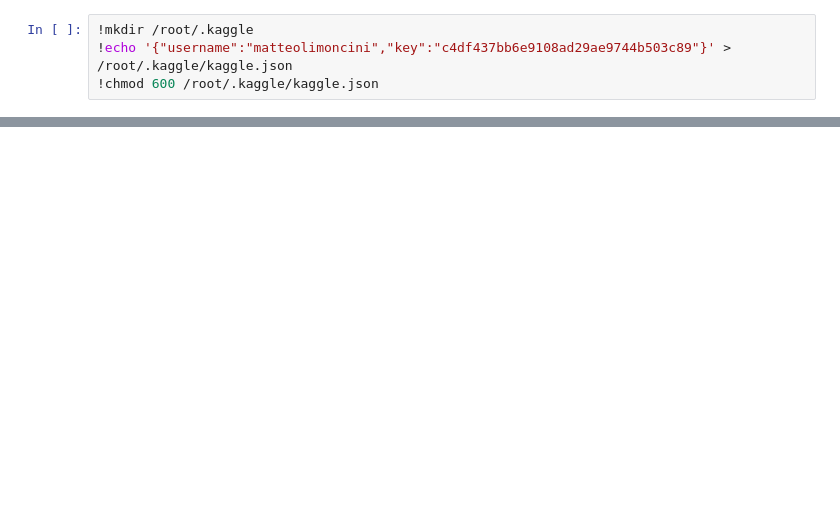
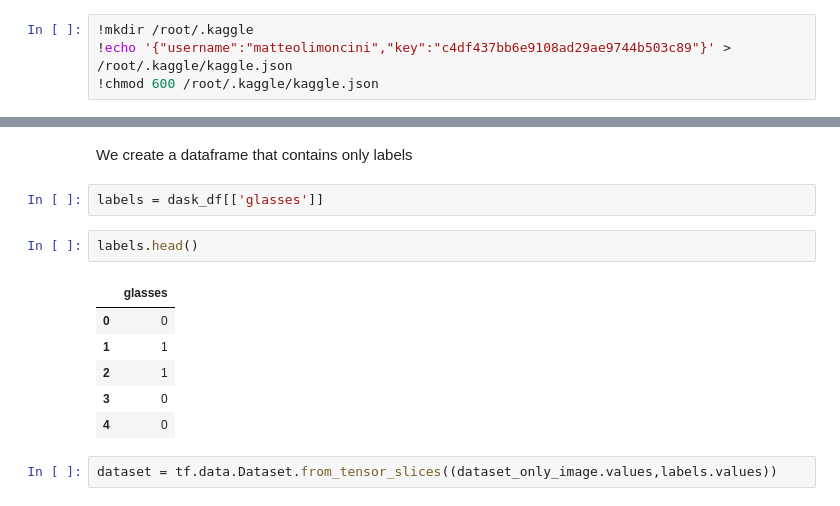
Before and after one commit to matteolimoncini/glasses_or_no_glasses, a Jupyter notebook: Glasses_or_not.ipynb, the cells around one changed output, grey strips where cells are left out. Saved outputs shown, nothing was run; the diff lists cells and outputs as text; blank space fills up the shorter version.

Commit message:
preprocessing dataset

```diff
--- a/Glasses_or_not.ipynb
+++ b/Glasses_or_not.ipynb
@@ -29,0 +134,15 @@ Downloading glasses-or-no-glasses.zip to /content
+# %% [markdown]
+We create a dataframe that contains only labels
+# %%
+labels = dask_df[['glasses']]
+# %%
+labels.head()
+# %% [output]
+|  | glasses |
+| 0 | 0 |
+| 1 | 1 |
+| 2 | 1 |
+| 3 | 0 |
+| 4 | 0 |
+# %%
+dataset = tf.data.Dataset.from_tensor_slices((dataset_only_image.values,labels.values))
```
Also changed, not shown: parts of 20 cells of this notebook.
